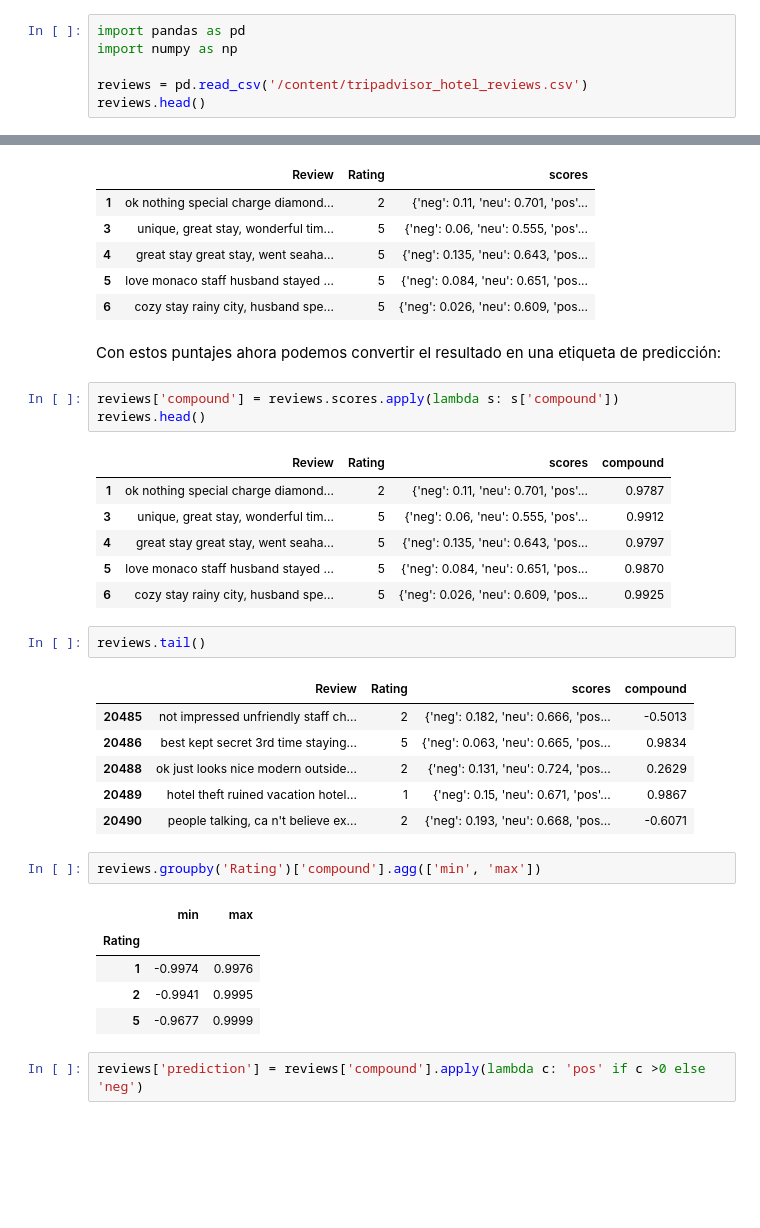
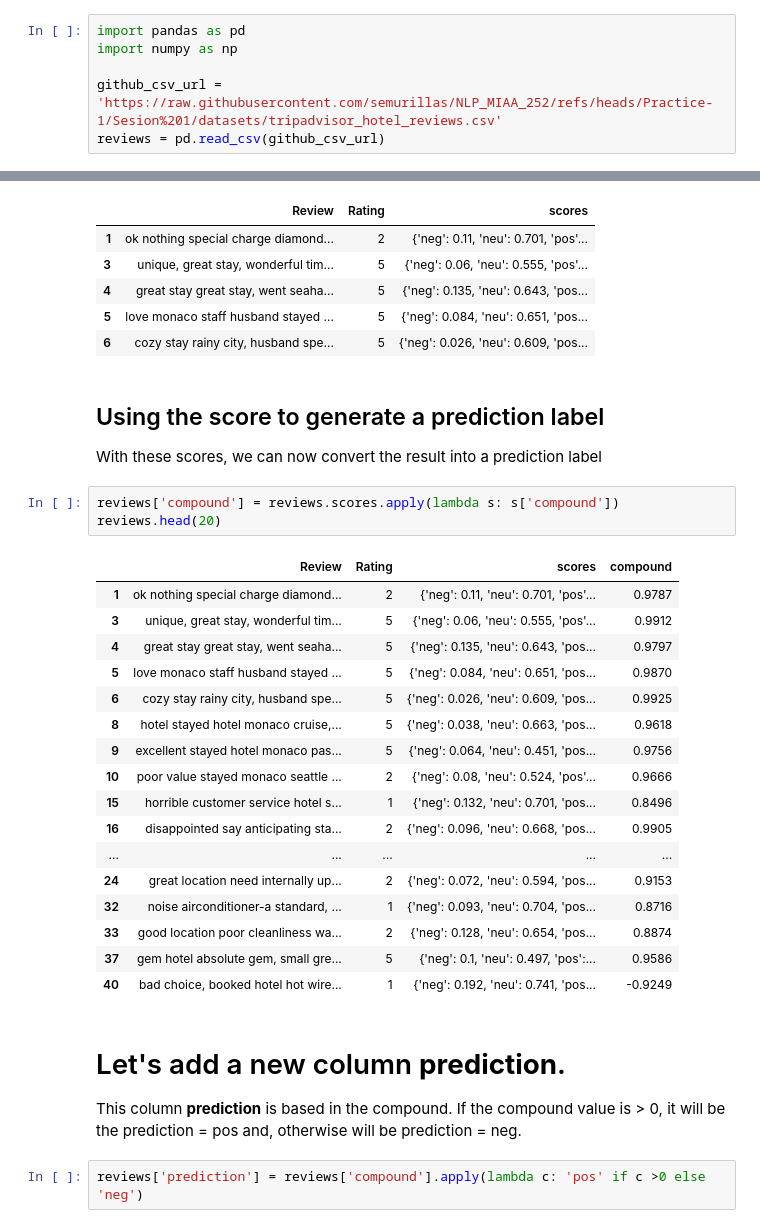
Before and after one commit to semurillas/NLP_MIAA_252, a Jupyter notebook: Sesion 1/Practice/7-sentiment-analysis.ipynb, the cells around one changed output, grey strips where cells are left out. Cells and saved outputs as stored; diff of their text form; blank space fills up the shorter version.

```diff
--- a/Sesion 1/Practice/7-sentiment-analysis.ipynb
+++ b/Sesion 1/Practice/7-sentiment-analysis.ipynb
@@ -64,5 +69,5 @@ Empecemos por cargar el dataset:
 import pandas as pd
 import numpy as np
 
-reviews = pd.read_csv('/content/tripadvisor_hotel_reviews.csv')
-reviews.head()
+github_csv_url = 'https://raw.githubusercontent.com/semurillas/NLP_MIAA_252/refs/heads/Practice-1/Sesion%201/datasets/tripadvisor_hotel_reviews.csv'
+reviews = pd.read_csv(github_csv_url)
@@ -140,34 +168,33 @@ reviews.head()
 | 4 | great stay great stay, went seaha... | 5 | {'neg': 0.135, 'neu': 0.643, 'pos... |
 | 5 | love monaco staff husband stayed ... | 5 | {'neg': 0.084, 'neu': 0.651, 'pos... |
 | 6 | cozy stay rainy city, husband spe... | 5 | {'neg': 0.026, 'neu': 0.609, 'pos... |
-# %% [markdown]
-Con estos puntajes ahora podemos convertir el resultado en una etiqueta de predicción:
+# %% [markdown]
+## Using the score to generate a prediction label
+With these scores, we can now convert the result into a prediction label
 # %%
 reviews['compound'] = reviews.scores.apply(lambda s: s['compound'])
-reviews.head()
+reviews.head(20)
 # %% [output]
 |  | Review | Rating | scores | compound |
 | 1 | ok nothing special charge diamond... | 2 | {'neg': 0.11, 'neu': 0.701, 'pos'... | 0.9787 |
 | 3 | unique, great stay, wonderful tim... | 5 | {'neg': 0.06, 'neu': 0.555, 'pos'... | 0.9912 |
 | 4 | great stay great stay, went seaha... | 5 | {'neg': 0.135, 'neu': 0.643, 'pos... | 0.9797 |
 | 5 | love monaco staff husband stayed ... | 5 | {'neg': 0.084, 'neu': 0.651, 'pos... | 0.9870 |
 | 6 | cozy stay rainy city, husband spe... | 5 | {'neg': 0.026, 'neu': 0.609, 'pos... | 0.9925 |
+| 8 | hotel stayed hotel monaco cruise,... | 5 | {'neg': 0.038, 'neu': 0.663, 'pos... | 0.9618 |
+| 9 | excellent stayed hotel monaco pas... | 5 | {'neg': 0.064, 'neu': 0.451, 'pos... | 0.9756 |
+| 10 | poor value stayed monaco seattle ... | 2 | {'neg': 0.08, 'neu': 0.524, 'pos'... | 0.9666 |
+| 15 | horrible customer service hotel s... | 1 | {'neg': 0.132, 'neu': 0.701, 'pos... | 0.8496 |
+| 16 | disappointed say anticipating sta... | 2 | {'neg': 0.096, 'neu': 0.668, 'pos... | 0.9905 |
+| ... | ... | ... | ... | ... |
+| 24 | great location need internally up... | 2 | {'neg': 0.072, 'neu': 0.594, 'pos... | 0.9153 |
+| 32 | noise airconditioner-a standard, ... | 1 | {'neg': 0.093, 'neu': 0.704, 'pos... | 0.8716 |
+| 33 | good location poor cleanliness wa... | 2 | {'neg': 0.128, 'neu': 0.654, 'pos... | 0.8874 |
+| 37 | gem hotel absolute gem, small gre... | 5 | {'neg': 0.1, 'neu': 0.497, 'pos':... | 0.9586 |
+| 40 | bad choice, booked hotel hot wire... | 1 | {'neg': 0.192, 'neu': 0.741, 'pos... | -0.9249 |
-# %%
-reviews.tail()
-# %% [output]
-|  | Review | Rating | scores | compound |
-| 20485 | not impressed unfriendly staff ch... | 2 | {'neg': 0.182, 'neu': 0.666, 'pos... | -0.5013 |
-| 20486 | best kept secret 3rd time staying... | 5 | {'neg': 0.063, 'neu': 0.665, 'pos... | 0.9834 |
-| 20488 | ok just looks nice modern outside... | 2 | {'neg': 0.131, 'neu': 0.724, 'pos... | 0.2629 |
-| 20489 | hotel theft ruined vacation hotel... | 1 | {'neg': 0.15, 'neu': 0.671, 'pos'... | 0.9867 |
-| 20490 | people talking, ca n't believe ex... | 2 | {'neg': 0.193, 'neu': 0.668, 'pos... | -0.6071 |
-# %%
-reviews.groupby('Rating')['compound'].agg(['min', 'max'])
-# %% [output]
-|  | min | max |
-| Rating |  |  |
-| 1 | -0.9974 | 0.9976 |
-| 2 | -0.9941 | 0.9995 |
-| 5 | -0.9677 | 0.9999 |
+# %% [markdown]
+# Let's add a new column **prediction**.
+
+This column **prediction** is based in the compound. If the compound value is > 0, it will be the prediction = pos and, otherwise will be prediction = neg.
 # %%
 reviews['prediction'] = reviews['compound'].apply(lambda c: 'pos' if c >0 else 'neg')
```
Also changed, not shown: parts of 36 cells of this notebook.
